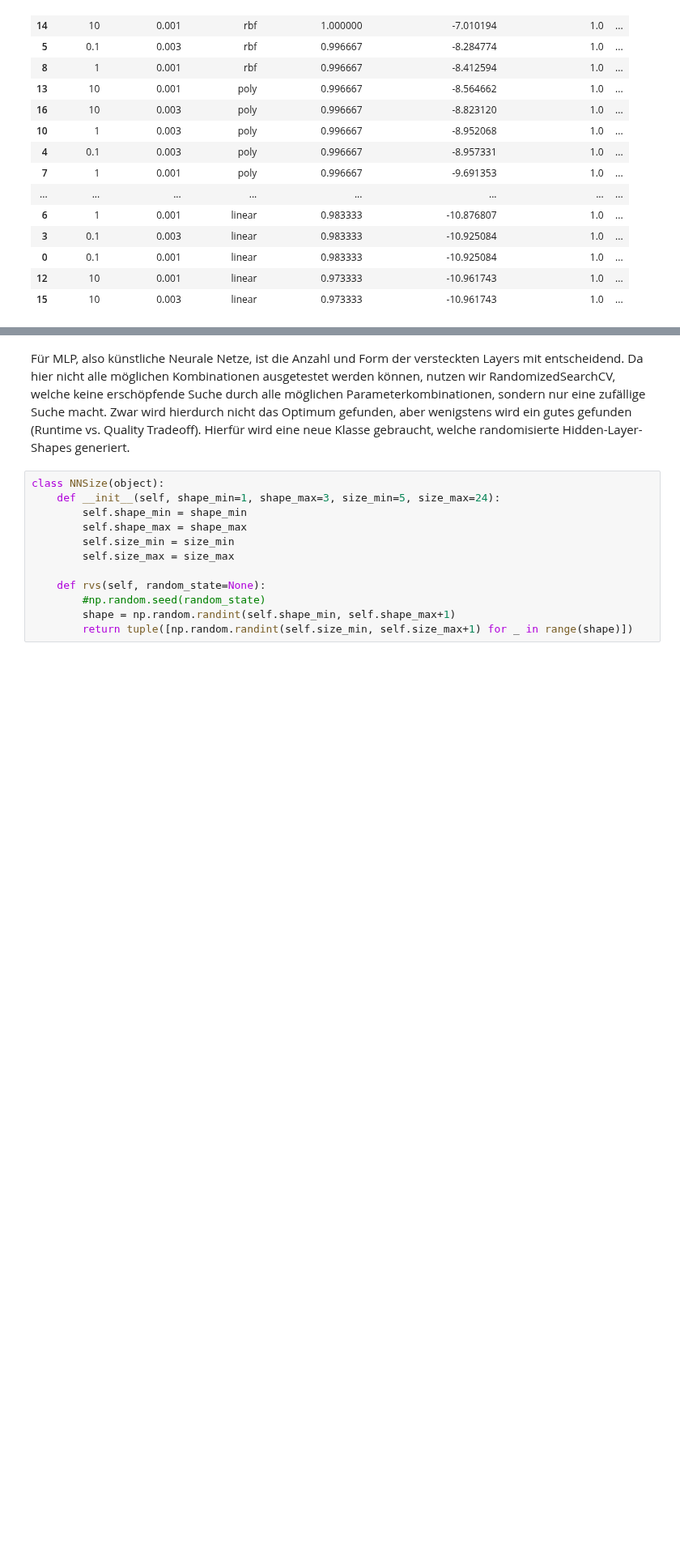
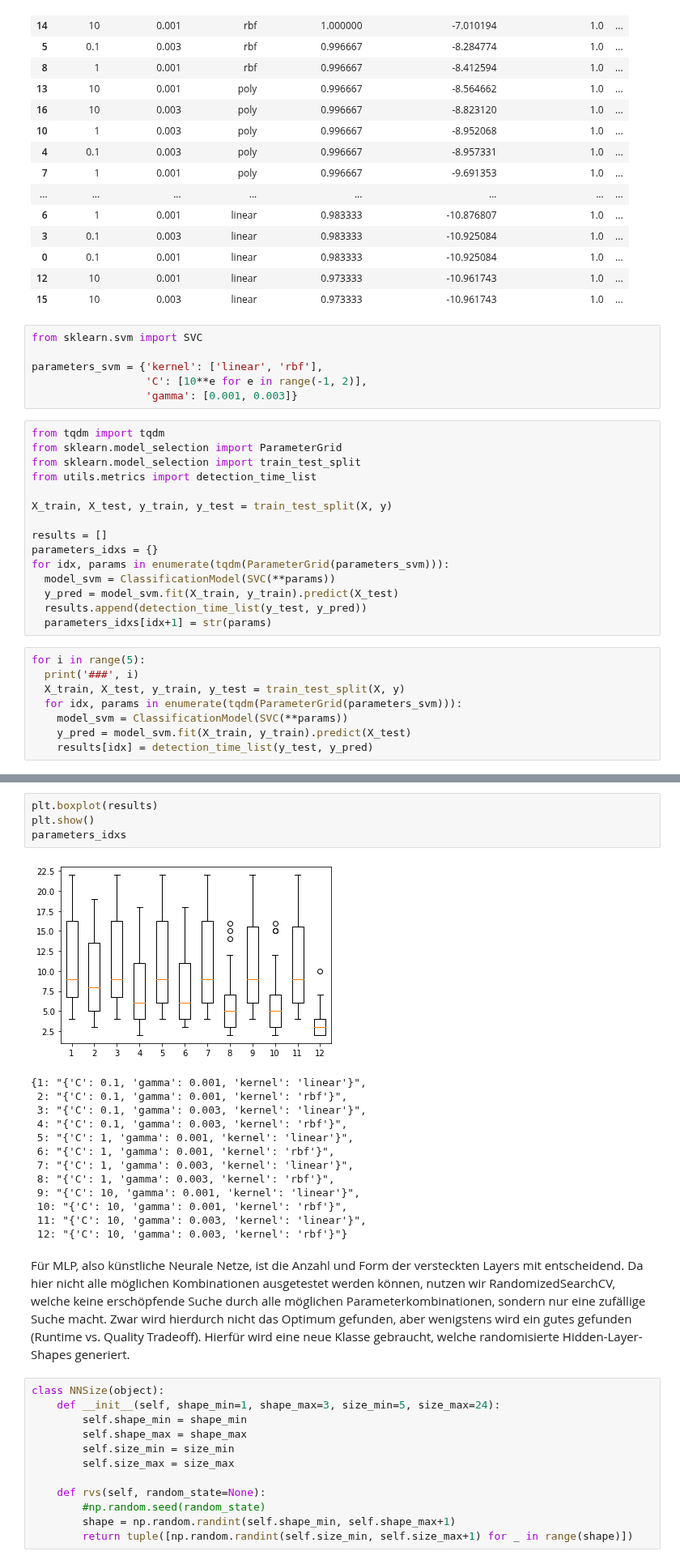
Before and after one commit to JulianBvW/BA-WDN-Leakage-Detection, a Jupyter notebook: LeakageDetection.ipynb, the cells around one changed output, grey strips where cells are left out. Shown at 81% size. Cells and saved outputs as stored; diff of their text form; blank space fills up the shorter version.

```diff
--- a/LeakageDetection.ipynb
+++ b/LeakageDetection.ipynb
@@ -315,3 +356,32 @@ results_svm[['param_C', 'param_gamma', 'param_kernel'] + important_results][resu
 | 0 | 0.1 | 0.001 | linear | 0.983333 | -10.925084 | 1.0 | ... |
 | 12 | 10 | 0.001 | linear | 0.973333 | -10.961743 | 1.0 | ... |
 | 15 | 10 | 0.003 | linear | 0.973333 | -10.961743 | 1.0 | ... |
+# %%
+from sklearn.svm import SVC
+
+parameters_svm = {'kernel': ['linear', 'rbf'],
+                  'C': [10**e for e in range(-1, 2)],
+                  'gamma': [0.001, 0.003]}
+# %%
+from tqdm import tqdm
+from sklearn.model_selection import ParameterGrid
+from sklearn.model_selection import train_test_split
+from utils.metrics import detection_time_list
+
+X_train, X_test, y_train, y_test = train_test_split(X, y)
+
+results = []
+parameters_idxs = {}
+for idx, params in enumerate(tqdm(ParameterGrid(parameters_svm))):
+  model_svm = ClassificationModel(SVC(**params))
+  y_pred = model_svm.fit(X_train, y_train).predict(X_test)
+  results.append(detection_time_list(y_test, y_pred))
+  parameters_idxs[idx+1] = str(params)
+# %%
+for i in range(5):
+  print('###', i)
+  X_train, X_test, y_train, y_test = train_test_split(X, y)
+  for idx, params in enumerate(tqdm(ParameterGrid(parameters_svm))):
+    model_svm = ClassificationModel(SVC(**params))
+    y_pred = model_svm.fit(X_train, y_train).predict(X_test)
+    results[idx] = detection_time_list(y_test, y_pred)
@@ -318,3 +394,21 @@ results_svm[['param_C', 'param_gamma', 'param_kernel'] + important_results][resu
+# %%
+plt.boxplot(results)
+plt.show()
+parameters_idxs
+# %% [output]
+[figure, added]
+{1: "{'C': 0.1, 'gamma': 0.001, 'kernel': 'linear'}",
+ 2: "{'C': 0.1, 'gamma': 0.001, 'kernel': 'rbf'}",
+ 3: "{'C': 0.1, 'gamma': 0.003, 'kernel': 'linear'}",
+ 4: "{'C': 0.1, 'gamma': 0.003, 'kernel': 'rbf'}",
+ 5: "{'C': 1, 'gamma': 0.001, 'kernel': 'linear'}",
+ 6: "{'C': 1, 'gamma': 0.001, 'kernel': 'rbf'}",
+ 7: "{'C': 1, 'gamma': 0.003, 'kernel': 'linear'}",
+ 8: "{'C': 1, 'gamma': 0.003, 'kernel': 'rbf'}",
+ 9: "{'C': 10, 'gamma': 0.001, 'kernel': 'linear'}",
+ 10: "{'C': 10, 'gamma': 0.001, 'kernel': 'rbf'}",
+ 11: "{'C': 10, 'gamma': 0.003, 'kernel': 'linear'}",
+ 12: "{'C': 10, 'gamma': 0.003, 'kernel': 'rbf'}"}
 # %% [markdown]
 Für MLP, also künstliche Neurale Netze, ist die Anzahl und Form der versteckten Layers mit entscheidend. Da hier nicht alle möglichen Kombinationen ausgetestet werden können, nutzen wir RandomizedSearchCV, welche keine erschöpfende Suche durch alle möglichen Parameterkombinationen, sondern nur eine zufällige Suche macht. Zwar wird hierdurch nicht das Optimum gefunden, aber wenigstens wird ein gutes gefunden (Runtime vs. Quality Tradeoff). Hierfür wird eine neue Klasse gebraucht, welche randomisierte Hidden-Layer-Shapes generiert.
 # %%
```
Also changed, not shown: parts of 12 cells of this notebook, 1 other file.
